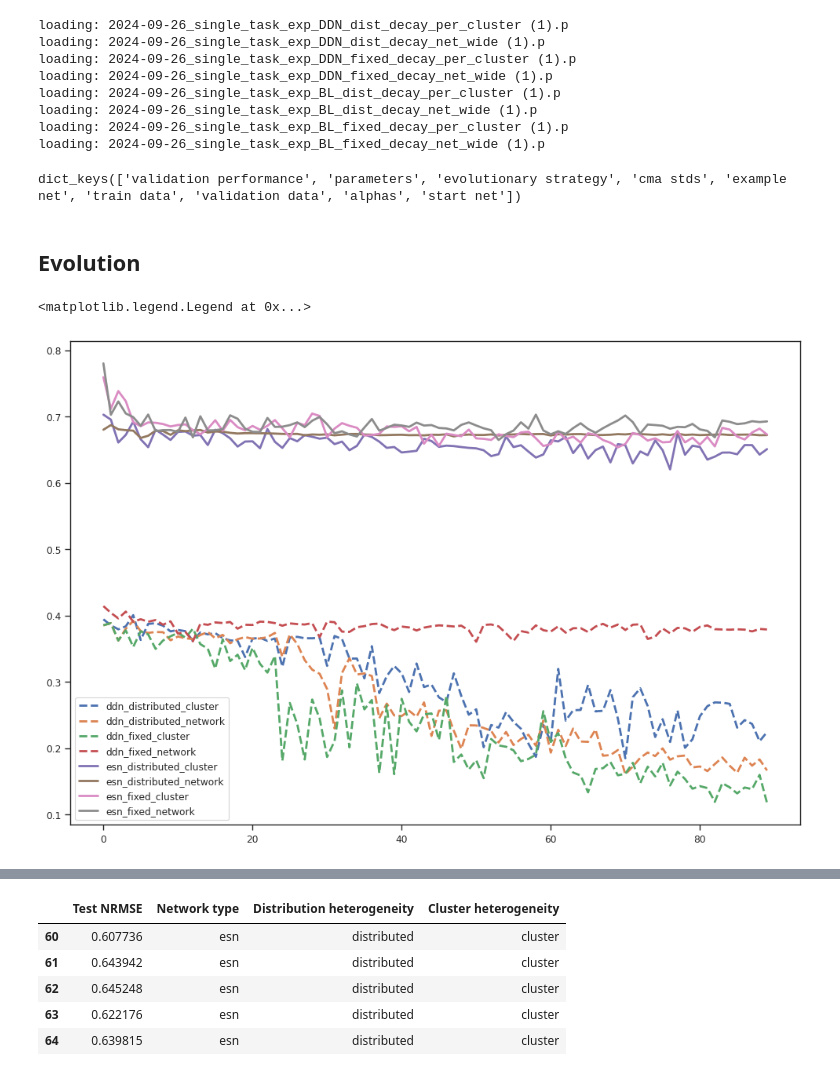
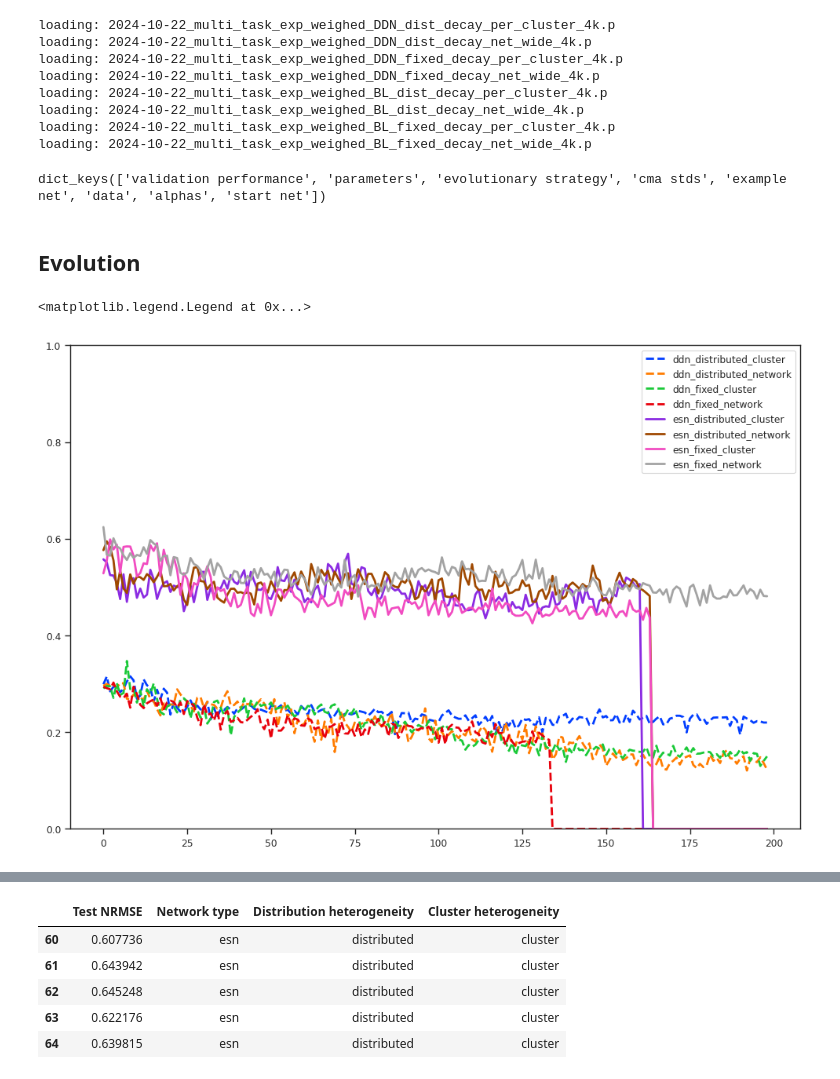
Before and after one commit to StefanIacob/DDN-public, a Jupyter notebook: analysis.ipynb, the cells around one changed output, grey strips where cells are left out. Cells and saved outputs as stored; diff of their text form; code cells hidden in the pictures.

```diff
--- a/analysis.ipynb
+++ b/analysis.ipynb
@@ -4,17 +4,20 @@ import pickle as pkl
 import matplotlib.pyplot as plt
 import seaborn as sns
 import pandas as pd
+import cma
 
 def load_results_dict(dir, filename):
     with open(dir+'/'+filename, 'rb') as f:
         results = pkl.load(f)
     return results
 
-date = '2024-09-26'
-# date = '2024-09-24'
+multitask = True
+date = '2024-10-22'
+
+fixed_name = '_multi_task_exp_weighed_'
+
 dir = 'heterogeneity_results'
-fixed_name = '_single_task_exp_'
-suffix = ' (1)'
+suffix = '_4k'
 filenames = {
     'ddn': {
         'distributed': {
@@ -47,30 +50,37 @@ for factor_1 in filenames:
             print('loading: ' + filenames[factor_1][factor_2][factor_3])
             results_dicts[factor_1][factor_2][factor_3] = load_results_dict(dir, filenames[factor_1][factor_2][factor_3])
 # %% [output]
-loading: 2024-09-26_single_task_exp_DDN_dist_decay_per_cluster (1).p
-loading: 2024-09-26_single_task_exp_DDN_dist_decay_net_wide (1).p
-loading: 2024-09-26_single_task_exp_DDN_fixed_decay_per_cluster (1).p
-loading: 2024-09-26_single_task_exp_DDN_fixed_decay_net_wide (1).p
-loading: 2024-09-26_single_task_exp_BL_dist_decay_per_cluster (1).p
-loading: 2024-09-26_single_task_exp_BL_dist_decay_net_wide (1).p
-loading: 2024-09-26_single_task_exp_BL_fixed_decay_per_cluster (1).p
-loading: 2024-09-26_single_task_exp_BL_fixed_decay_net_wide (1).p
+loading: 2024-10-22_multi_task_exp_weighed_DDN_dist_decay_per_cluster_4k.p
+loading: 2024-10-22_multi_task_exp_weighed_DDN_dist_decay_net_wide_4k.p
+loading: 2024-10-22_multi_task_exp_weighed_DDN_fixed_decay_per_cluster_4k.p
+loading: 2024-10-22_multi_task_exp_weighed_DDN_fixed_decay_net_wide_4k.p
+loading: 2024-10-22_multi_task_exp_weighed_BL_dist_decay_per_cluster_4k.p
+loading: 2024-10-22_multi_task_exp_weighed_BL_dist_decay_net_wide_4k.p
+loading: 2024-10-22_multi_task_exp_weighed_BL_fixed_decay_per_cluster_4k.p
+loading: 2024-10-22_multi_task_exp_weighed_BL_fixed_decay_net_wide_4k.p
 # %%
 # dict keys example
 print(results_dicts['ddn']['distributed']['cluster'].keys())
 # %% [output]
-dict_keys(['validation performance', 'parameters', 'evolutionary strategy', 'cma stds', 'example net', 'train data', 'validation data', 'alphas', 'start net'])
+dict_keys(['validation performance', 'parameters', 'evolutionary strategy', 'cma stds', 'example net', 'data', 'alphas', 'start net'])
 # %% [markdown]
 ## Evolution
 # %%
-def get_validation_throughout_evolution(dict, gen_max, populations=False):
+def get_validation_throughout_evolution(dict, gen_max, populations=False, multitask=False):
     # Validation scores are saved in a matrix with dimensions:
     # generations x hyperparameter candidates x re-initializations x lag search grid
-    all_scores = dict['validation performance'][:gen_max, :, :, :]
-
+    if not multitask:
+        all_scores = dict['validation performance'][:gen_max, :, :, :]
+    else:
+        all_scores = dict['validation performance'][:gen_max, :, :, :, :]
     # from the lag search grid we select the best score (lowest NRMSE), since this was the best
     # performing readout model
     best_lag_scores = np.min(all_scores, axis=-1)
+
+    if multitask:
+        # from the tasks, we select the average
+        # best_lag_scores = best_lag_scores[:, :, :, 0]**2
+        best_lag_scores = np.mean(best_lag_scores, axis=-1)
 
     # from the re-initializations from the same hyperparameter set/candidate, we take the average
     best_candidate_scores = np.mean(best_lag_scores, axis=-1)
@@ -82,30 +92,31 @@ def get_validation_throughout_evolution(dict, gen_max, populations=False):
     best_gen_scores = np.min(best_candidate_scores, axis=-1)
     return best_gen_scores
 # %%
-gen_max = 90
+gen_max = 199
 val_scores = {}
 for factor_1 in results_dicts:
     val_scores[factor_1] = {}
     for factor_2 in results_dicts[factor_1]:
         val_scores[factor_1][factor_2] = {}
         for factor_3 in results_dicts[factor_1][factor_2]:
-            val_scores[factor_1][factor_2][factor_3] = get_validation_throughout_evolution(results_dicts[factor_1][factor_2][factor_3], gen_max)
+            val_scores[factor_1][factor_2][factor_3] = get_validation_throughout_evolution(results_dicts[factor_1][factor_2][factor_3], gen_max, multitask=multitask)
 # %%
-sns.set_theme(style="ticks", font_scale=1, palette='deep', context='paper')
+sns.set_theme(style="ticks", font_scale=1, palette='bright', context='paper')
 
 plt.figure(figsize=(12,8))
 gen_start = 0
 gen_end = gen_max
 for factor_1 in val_scores:
     for factor_2 in val_scores[factor_1]:
         for factor_3 in val_scores[factor_1][factor_2]:
             line = '-'
             if factor_1 == 'ddn':
                 line = '--'
             plt.plot(val_scores[factor_1][factor_2][factor_3][gen_start:gen_end], label=factor_1 + '_' + factor_2 + '_' + factor_3, linestyle=line, linewidth=2)
 
+plt.ylim(0, 1)
 plt.legend()
 # %% [output]
 <matplotlib.legend.Legend at 0x...>
-[figure, old version]
+[figure, new version]
 # %%
```
Also changed, not shown: parts of 11 cells of this notebook.
